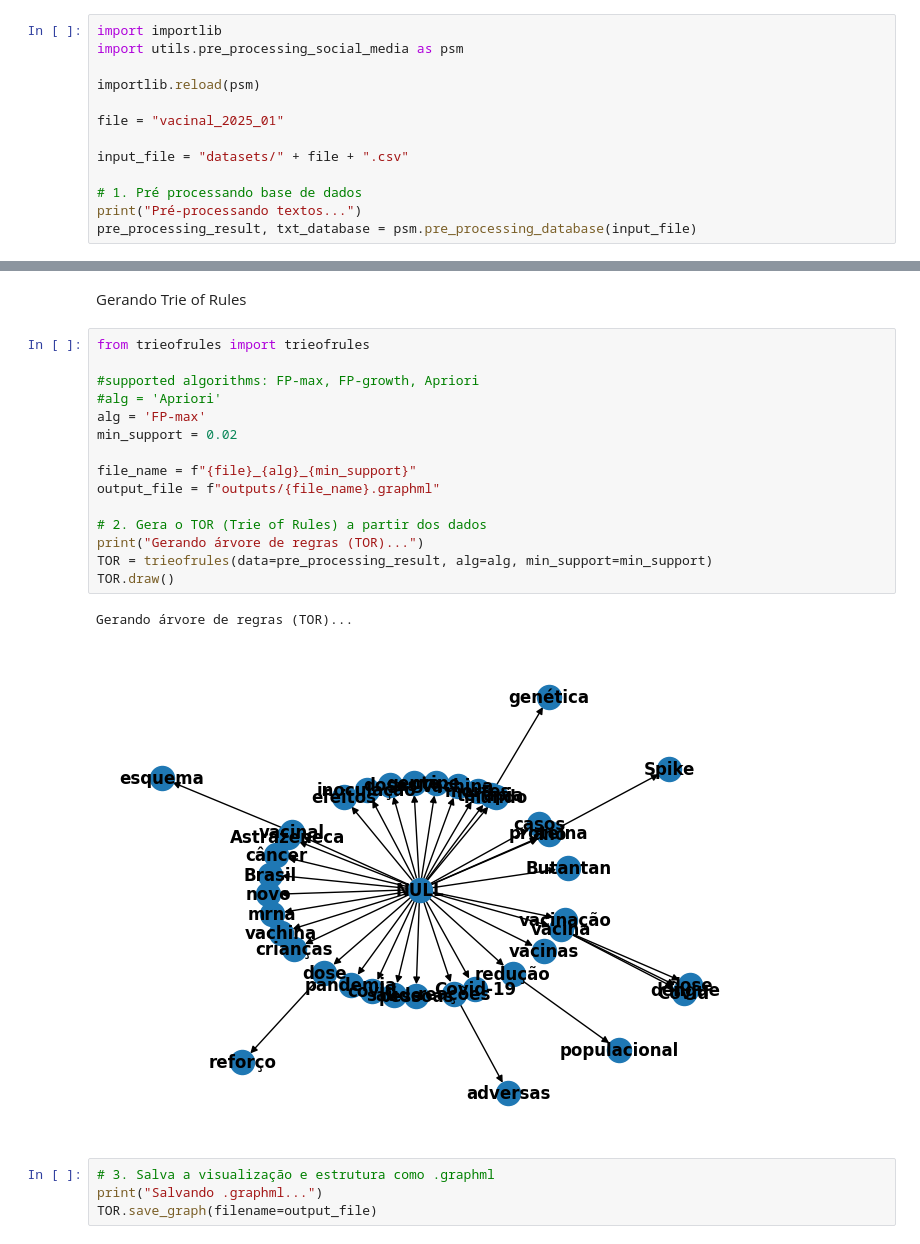
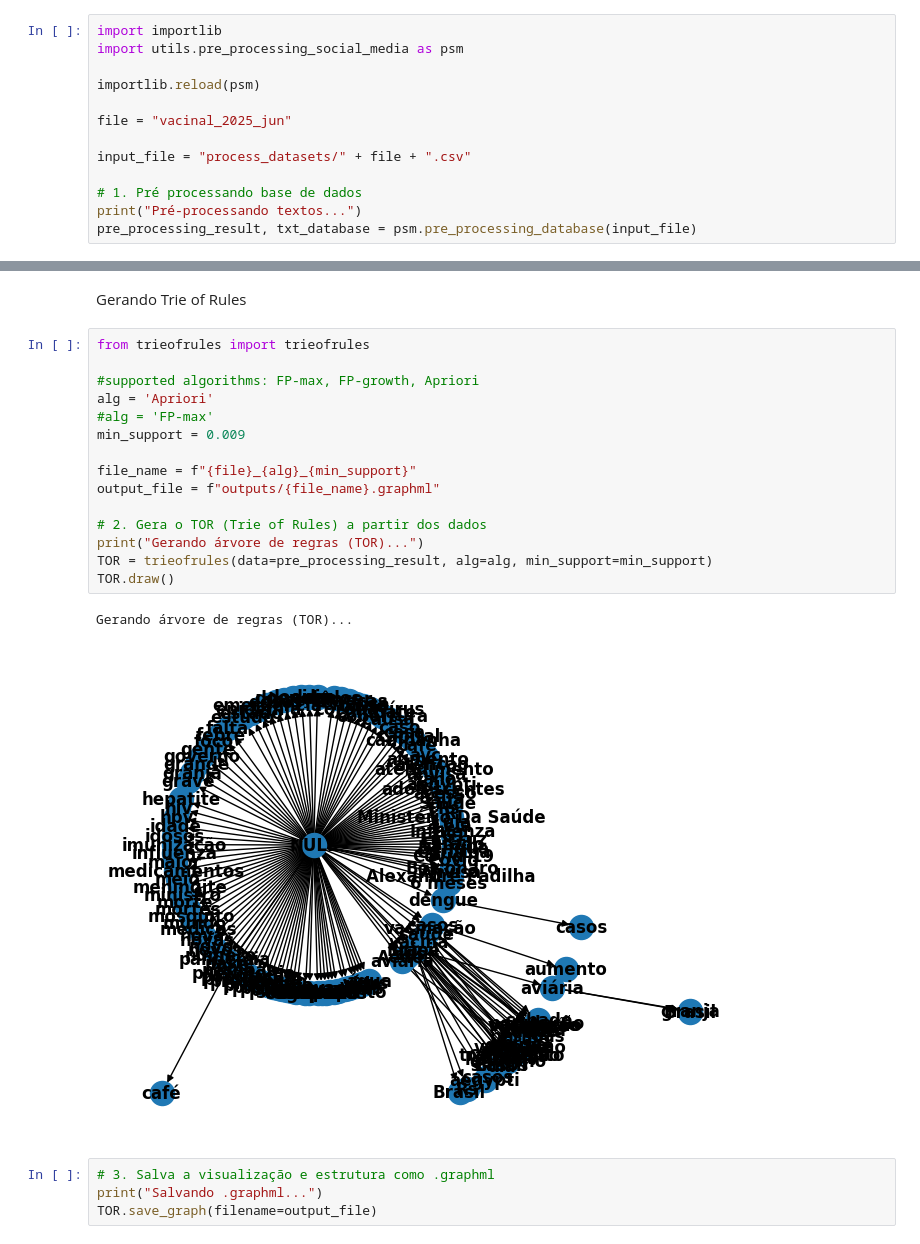
Before and after one commit to luiza-bolonha/Pre-Processing-ToR, a Jupyter notebook: main_social_media.ipynb, the cells around one changed output, grey strips where cells are left out. Drawn from its saved outputs; the diff is of its cells as text.

```diff
--- a/main_social_media.ipynb
+++ b/main_social_media.ipynb
@@ -8,9 +8,9 @@ import utils.pre_processing_social_media as psm
 
 importlib.reload(psm)
 
-file = "vacinal_2025_01"
+file = "vacinal_2025_jun"
 
-input_file = "datasets/" + file + ".csv"
+input_file = "process_datasets/" + file + ".csv"
 
 # 1. Pré processando base de dados
 print("Pré-processando textos...")
@@ -22,21 +22,21 @@ Gerando Trie of Rules
 # %%
 from trieofrules import trieofrules
 
 #supported algorithms: FP-max, FP-growth, Apriori
-#alg = 'Apriori'
-alg = 'FP-max'
-min_support = 0.02
+alg = 'Apriori'
+#alg = 'FP-max'
+min_support = 0.009
 
 file_name = f"{file}_{alg}_{min_support}"
 output_file = f"outputs/{file_name}.graphml"
 
 # 2. Gera o TOR (Trie of Rules) a partir dos dados
 print("Gerando árvore de regras (TOR)...")
 TOR = trieofrules(data=pre_processing_result, alg=alg, min_support=min_support)
 TOR.draw()
 # %% [output]
 Gerando árvore de regras (TOR)...
-[figure, old version]
+[figure, new version]
 # %%
 # 3. Salva a visualização e estrutura como .graphml
 print("Salvando .graphml...")
```
Also changed, not shown: parts of 4 cells of this notebook, 13 other files.
